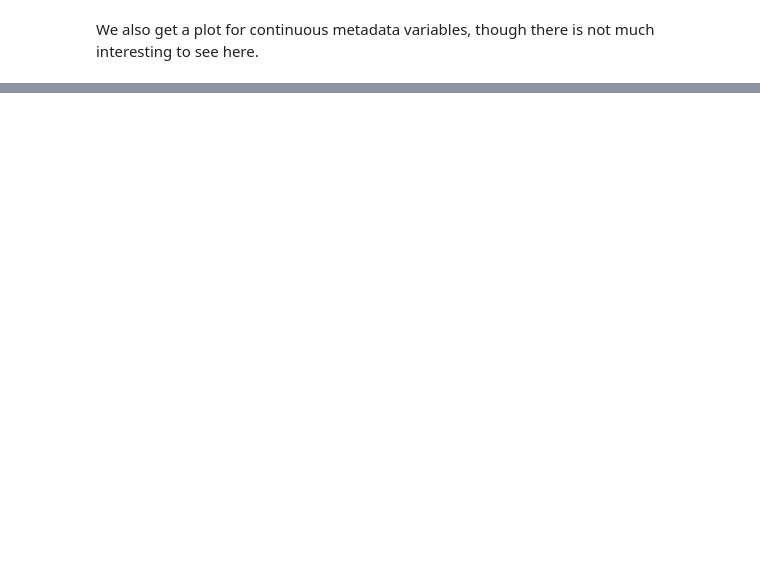
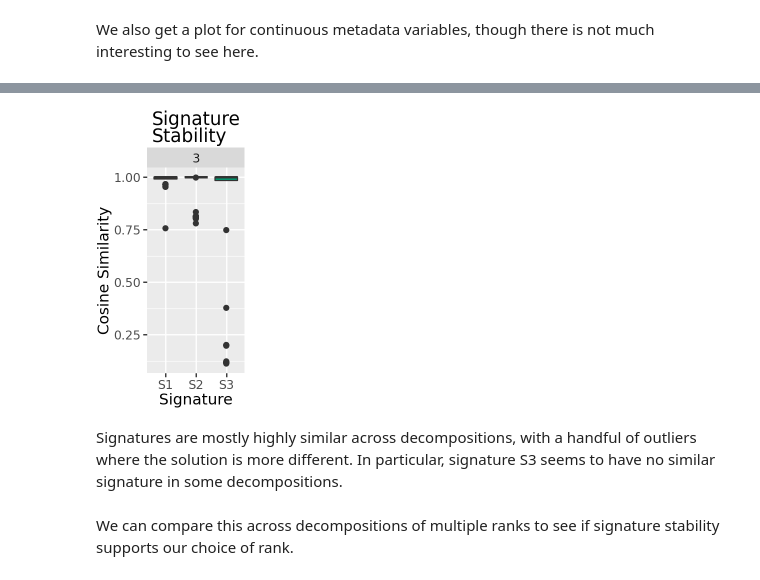
Before and after one commit to apduncan/cvanmf, a Jupyter notebook: docs/cell_example.ipynb, the cells around one changed output, grey strips where cells are left out. Saved outputs shown, nothing was run; the diff lists cells and outputs as text; code cells hidden in the pictures; blank space fills up the shorter version.

Commit message:
feat(stability): allow use of signature similarity as rank selection method.

```diff
--- a/docs/cell_example.ipynb
+++ b/docs/cell_example.ipynb
@@ -243,0 +253,22 @@ cont + pn.theme(figure_size=(6, 6))
+# %%
+sig_stability = stability.signature_stability(
+    decomps[3],
+    decomps[3][0]
+)
+plt_stability = (
+    stability.plot_signature_stability(
+        sig_stability,
+        k3.colors
+    ) +
+    pn.ggtitle("Signature\nStability") +
+    pn.theme(figure_size=(1.5, 3)) +
+    pn.guides(fill="none")
+)
+plt_stability
+# %% [output]
+[figure, added]
+# %% [markdown]
+Signatures are mostly highly similar across decompositions, with a handful of outliers where the solution is more different.
+In particular, signature S3 seems to have no similar signature in some decompositions.
+# %% [markdown]
+We can compare this across decompositions of multiple ranks to see if signature stability supports our choice of rank.
```
Also changed, not shown: parts of 18 cells of this notebook, 8 other files.
